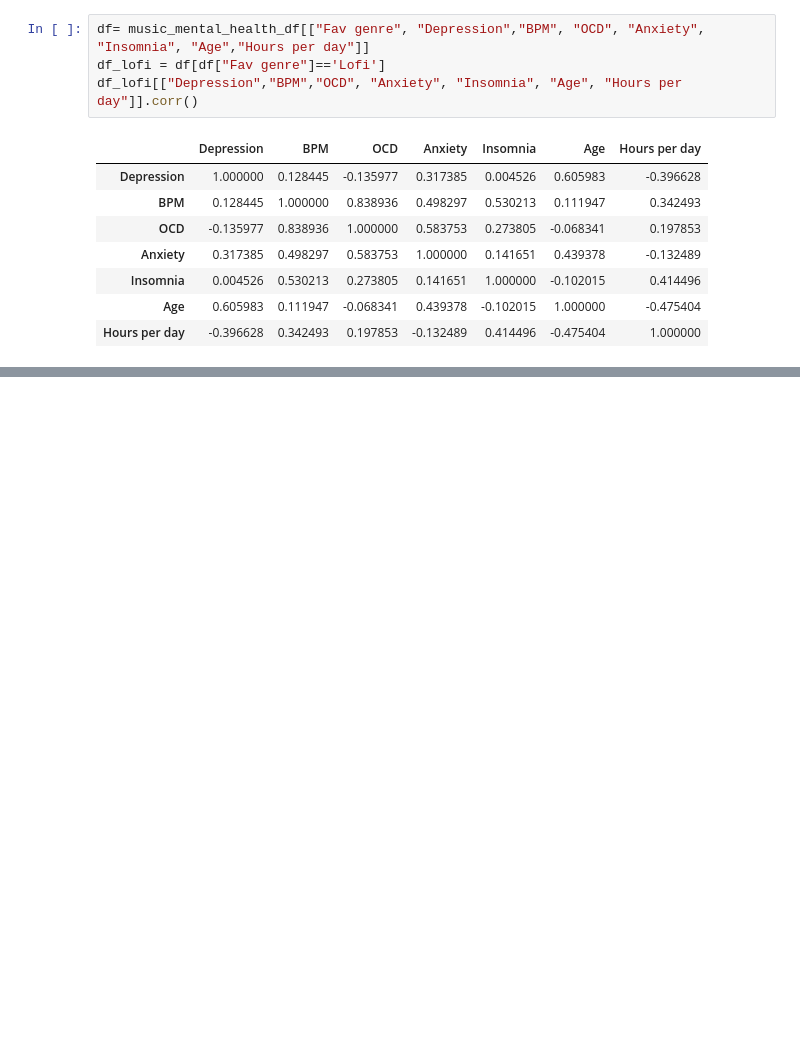
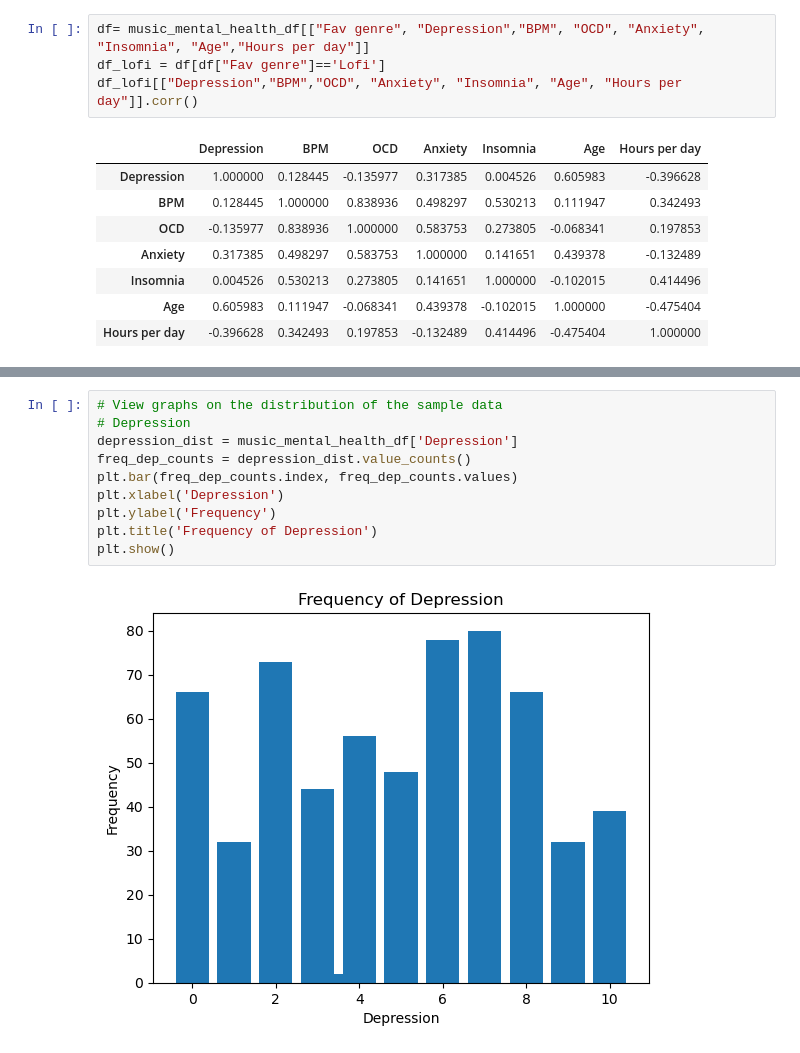
Before and after one commit to jdanielle12/project1, a Jupyter notebook: music_and_mental_health.ipynb, the cells around one changed output, grey strips where cells are left out. Drawn from its saved outputs; the diff is of its cells as text; blank space fills up the shorter version.

```diff
--- a/music_and_mental_health.ipynb
+++ b/music_and_mental_health.ipynb
@@ -127,0 +175,12 @@ df_hiphop[["Depression","BPM","OCD", "Anxiety", "Insomnia", "Age", "Hours per da
+# %%
+# View graphs on the distribution of the sample data
+# Depression
+depression_dist = music_mental_health_df['Depression']
+freq_dep_counts = depression_dist.value_counts()
+plt.bar(freq_dep_counts.index, freq_dep_counts.values)
+plt.xlabel('Depression')
+plt.ylabel('Frequency')
+plt.title('Frequency of Depression')
+plt.show()
+# %% [output]
+[figure, added]
```
Also changed, not shown: parts of 19 cells of this notebook.
